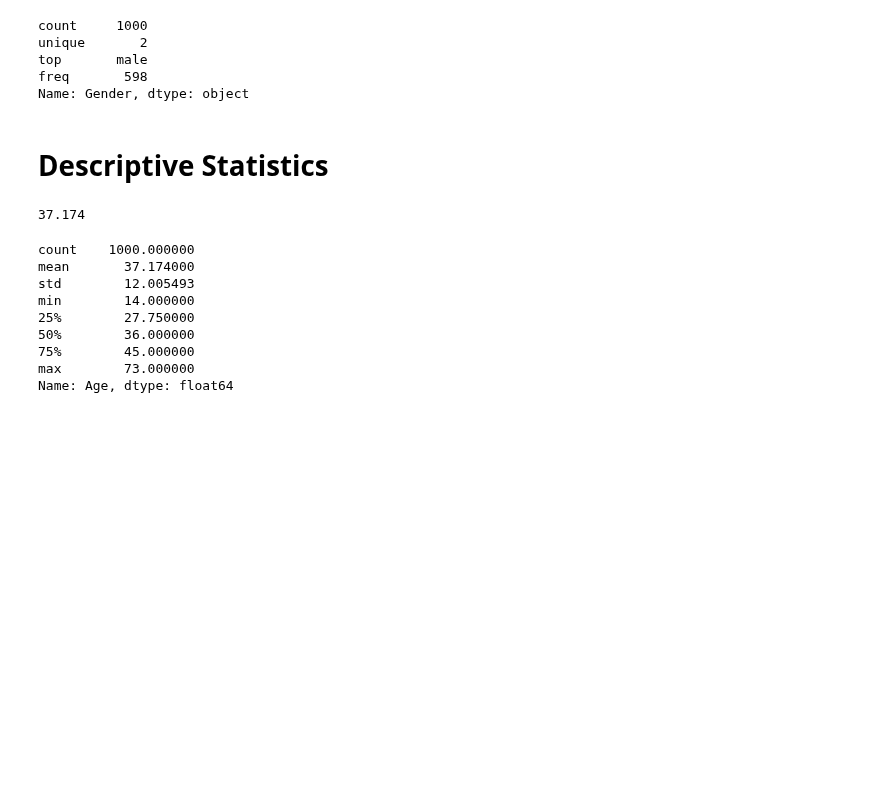
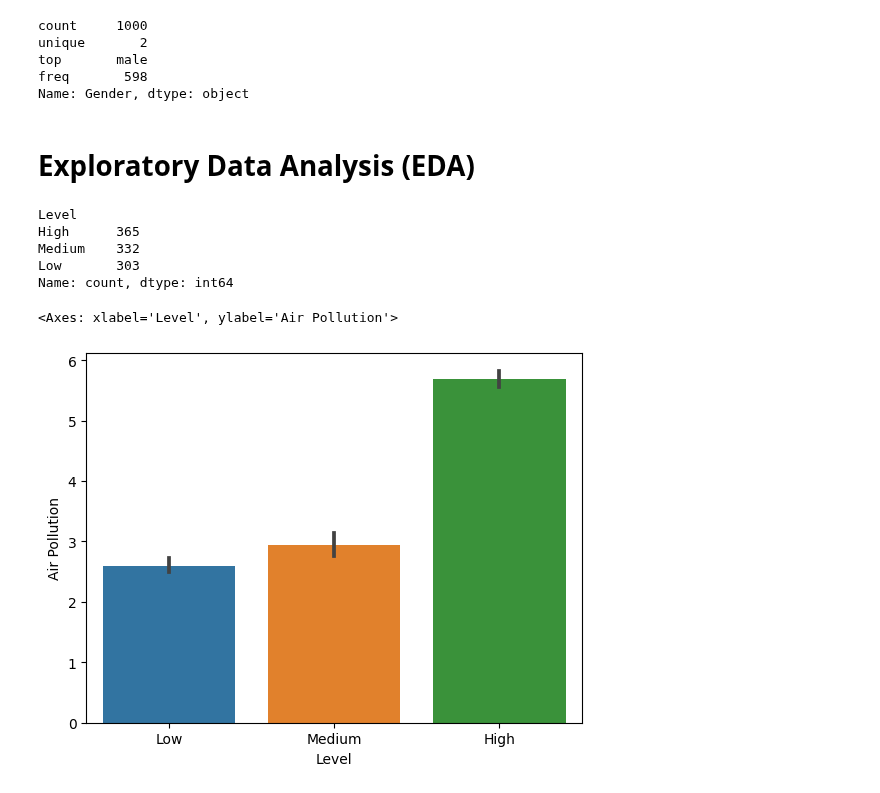
Before and after one commit to yigaai/StoryTelling_with_Data_myTelescope, a Jupyter notebook: lung-cancer-prediction.ipynb, the cells around one changed output. Drawn from its saved outputs; the diff is of its cells as text; code cells hidden in the pictures; blank space fills up the shorter version.

```diff
--- a/lung-cancer-prediction.ipynb
+++ b/lung-cancer-prediction.ipynb
@@ -153,21 +159,18 @@ unique       2
 top       male
 freq       598
 Name: Gender, dtype: object
-# %% [markdown]
-# Descriptive Statistics
-# %%
-lung_cancer["Age"].mean()
-# %% [output]
-37.174
-# %%
-lung_cancer["Age"].describe()
-# %% [output]
-count    1000.000000
-mean       37.174000
-std        12.005493
-min        14.000000
-25%        27.750000
-50%        36.000000
-75%        45.000000
-max        73.000000
-Name: Age, dtype: float64
+# %% [markdown]
+# Exploratory Data Analysis (EDA)
+# %%
+lung_cancer["Level"].value_counts()
+# %% [output]
+Level
+High      365
+Medium    332
+Low       303
+Name: count, dtype: int64
+# %%
+sns.barplot(x = "Level", y = "Air Pollution", data = lung_cancer )
+# %% [output]
+<Axes: xlabel='Level', ylabel='Air Pollution'>
+[figure, added]
```
Also changed, not shown: parts of 7 cells of this notebook.
